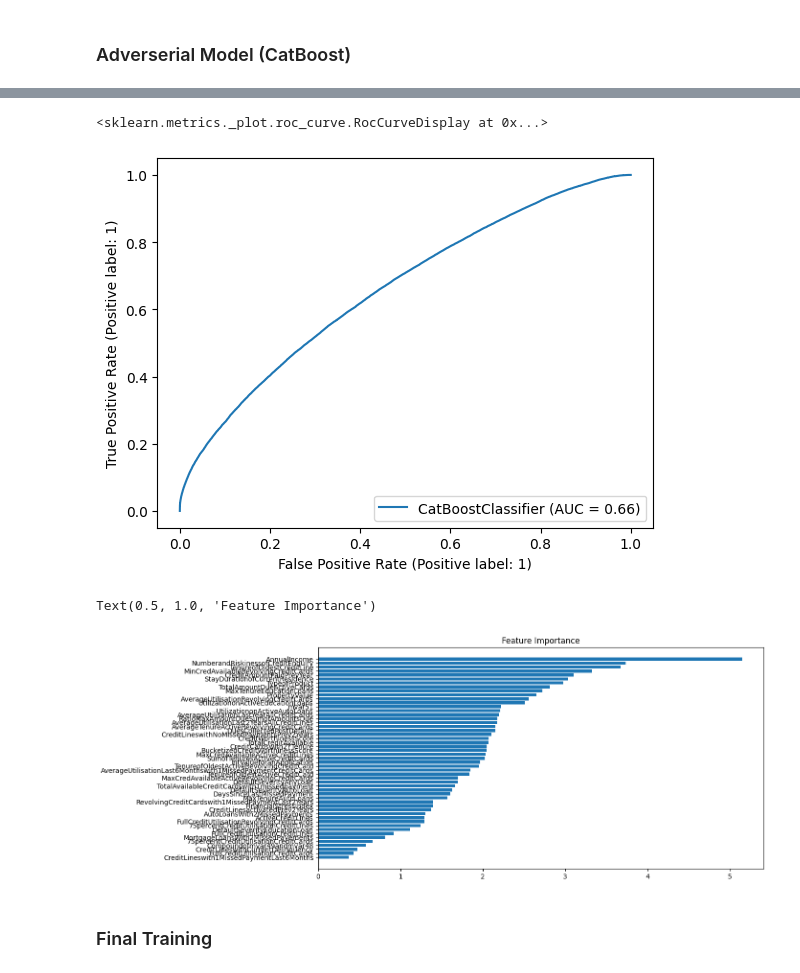
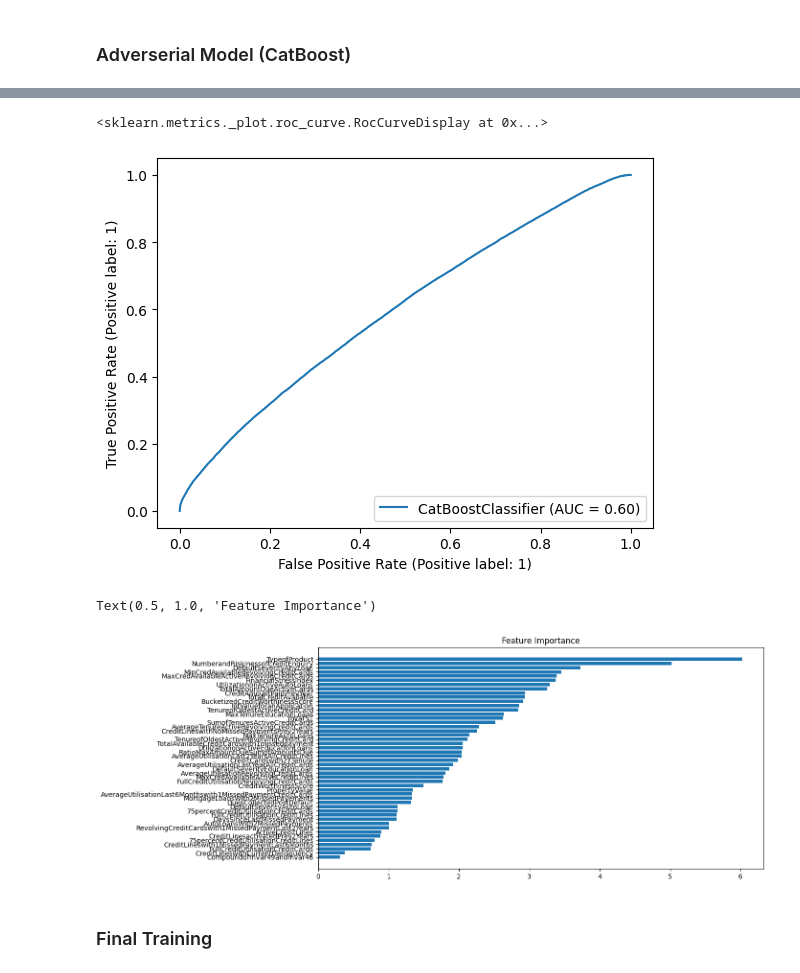
Before and after one commit to aryanpandey/MS4610-Final_Project, a Jupyter notebook: Adverserial Validation.ipynb, the cells around one changed output, grey strips where cells are left out. Cells and saved outputs as stored; diff of their text form; code cells hidden in the pictures.

```diff
--- a/Adverserial Validation.ipynb
+++ b/Adverserial Validation.ipynb
@@ -220,8 +228,9 @@ df = df.rename(columns = lambda x:re.sub('[^A-Za-z0-9_]+', '', x))
 # %% [markdown]
 ### Adverserial Model (CatBoost)
 # %%
-train = df.iloc[:83000, :].drop(['ID', 'default_ind'], axis = 1)
-test = df.iloc[83000:, :].drop(['ID', 'default_ind'], axis = 1)
+drop_cols = ['ID', 'default_ind', 'StayDurationofCurrentResidence', 'AnnualIncome', 'TenureofOldestCreditLine']
+train = df.iloc[:83000, :].drop(drop_cols, axis = 1)
+test = df.iloc[83000:, :].drop(drop_cols, axis = 1)
 
 train['dataset_label'] = 0
 test['dataset_label'] = 1
@@ -231,6 +240,9 @@ adf = pd.concat([train, test], axis = 0)
 x = adf.drop(['dataset_label'], axis = 1)
 y = adf['dataset_label']
 
-cat = CatBoostClassifier(iterations=200, learning_rate=0.05, depth=8, random_seed=0, eval_metric='AUC', verbose = True)
-cat.fit(x, y, plot = True, verbose = True)
+xt, xv, yt, yv = train_test_split(x, y, test_size=0.15, random_state=0, stratify = y)
+
+cat = CatBoostClassifier(iterations=2000, learning_rate=0.05, depth=8, random_seed=0,
+                         eval_metric='AUC', early_stopping_rounds=200)
+cat.fit(xt, yt, eval_set=[(xt, yt), (xv, yv)])
 # %% [output]
@@ -256,8 +267,8 @@ MetricVisualizer(layout=Layout(align_self='stretch', height='500px'))
 # %%
-plot_roc_curve(cat, x, y)
+plot_roc_curve(cat, xt, yt)
 # %% [output]
 <sklearn.metrics._plot.roc_curve.RocCurveDisplay at 0x...>
-[figure, old version]
+[figure, new version]
 # %%
 feature_importance = cat.feature_importances_
 sorted_idx = np.argsort(feature_importance)
@@ -267,7 +278,7 @@ plt.yticks(range(len(sorted_idx)), np.array(x.columns)[sorted_idx])
 plt.title('Feature Importance')
 # %% [output]
 Text(0.5, 1.0, 'Feature Importance')
-[figure, old version]
+[figure, new version]
 # %% [markdown]
 ### Final Training
 # %%
```
Also changed, not shown: parts of 13 cells of this notebook, 2 other files.
